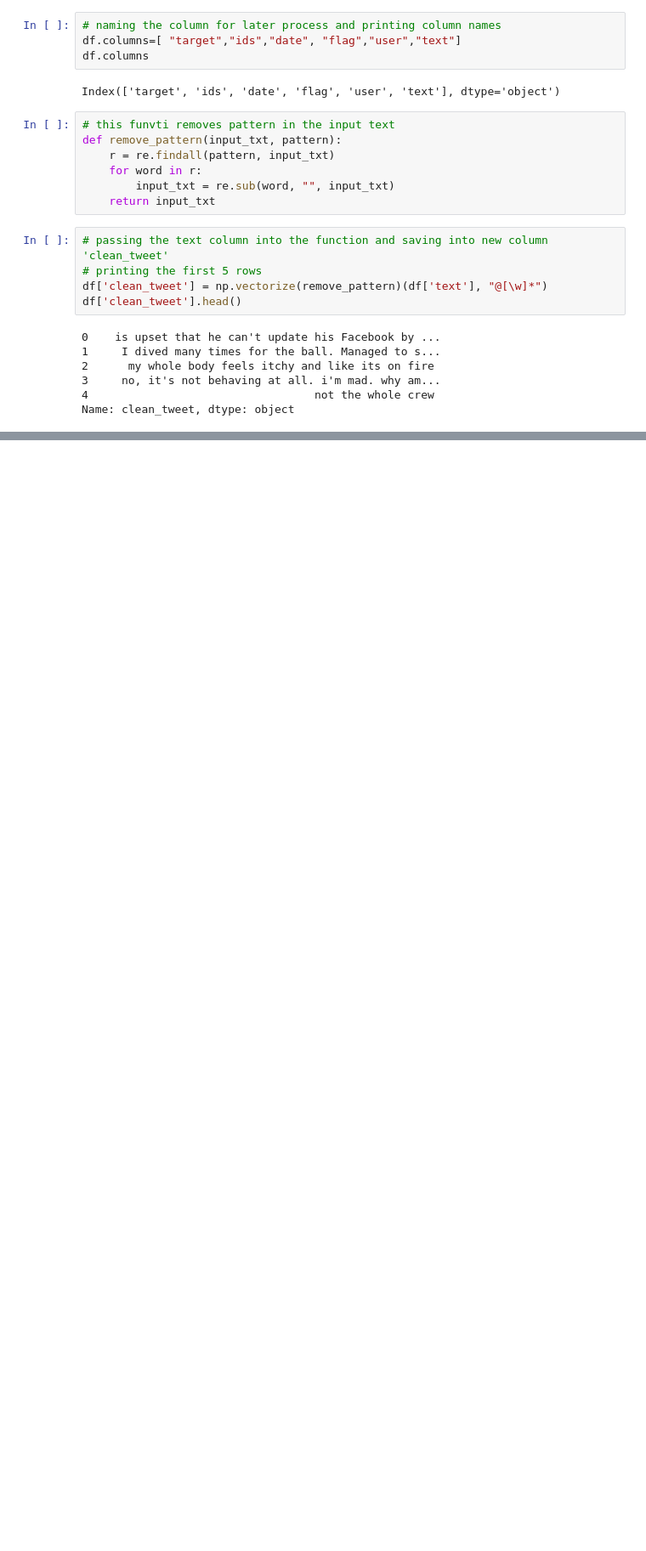
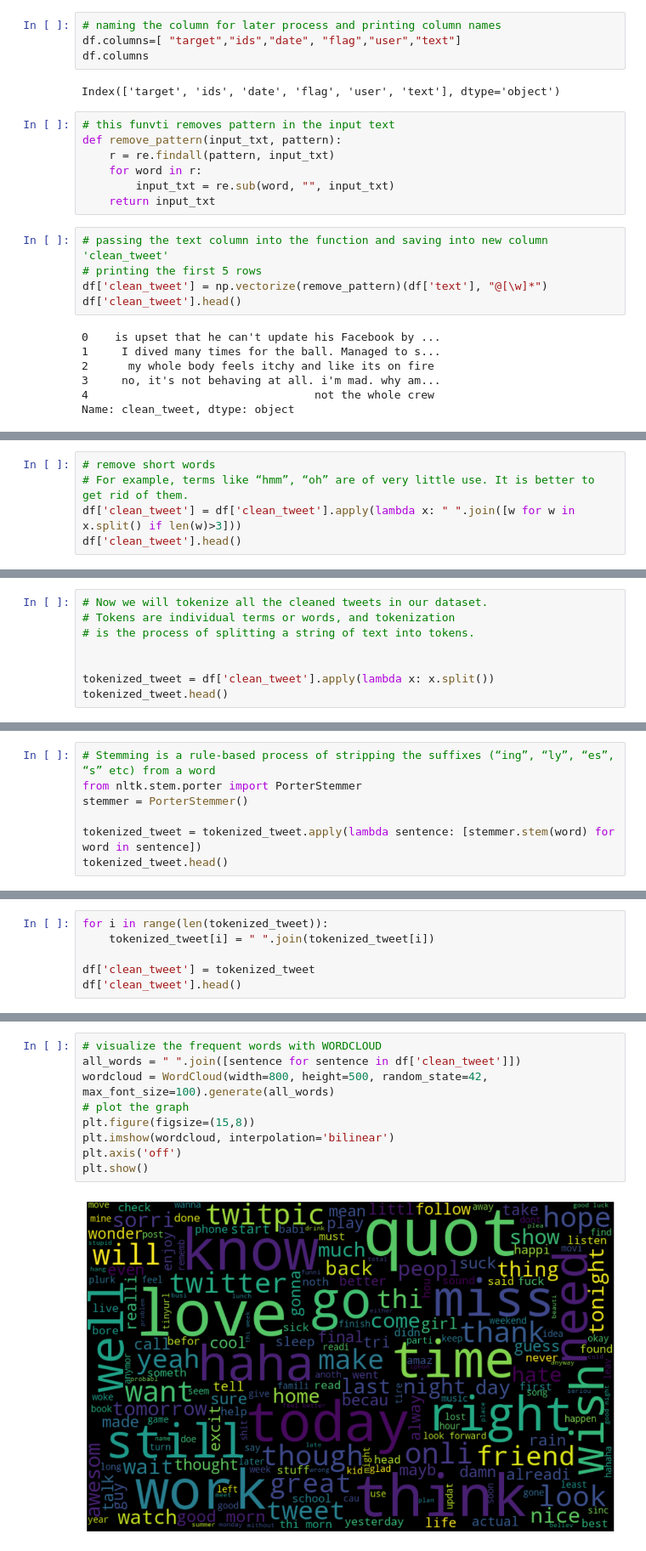
Before and after one commit to Nabil-iium/Dataset_Visualisation, a Jupyter notebook: vis.ipynb, the cells around one changed output, grey strips where cells are left out. Shown at 85% size. Drawn from its saved outputs; the diff is of its cells as text; blank space fills up the shorter version.

Commit message:
Applied Wordcloud

```diff
--- a/vis.ipynb
+++ b/vis.ipynb
@@ -58,3 +58,8 @@ df['clean_tweet'].head()
 3     no  it s not behaving at all  i m mad  why am...
 4                                  not the whole crew
 Name: clean_tweet, dtype: object
+# %%
+# remove short words
+# For example, terms like “hmm”, “oh” are of very little use. It is better to get rid of them.
+df['clean_tweet'] = df['clean_tweet'].apply(lambda x: " ".join([w for w in x.split() if len(w)>3]))
+df['clean_tweet'].head()
@@ -60,0 +73,8 @@ Name: clean_tweet, dtype: object
+# %%
+# Now we will tokenize all the cleaned tweets in our dataset.
+# Tokens are individual terms or words, and tokenization
+# is the process of splitting a string of text into tokens.
+
+
+tokenized_tweet = df['clean_tweet'].apply(lambda x: x.split())
+tokenized_tweet.head()
@@ -60,0 +88,7 @@ Name: clean_tweet, dtype: object
+# %%
+# Stemming is a rule-based process of stripping the suffixes (“ing”, “ly”, “es”, “s” etc) from a word
+from nltk.stem.porter import PorterStemmer
+stemmer = PorterStemmer()
+
+tokenized_tweet = tokenized_tweet.apply(lambda sentence: [stemmer.stem(word) for word in sentence])
+tokenized_tweet.head()
@@ -60,0 +102,6 @@ Name: clean_tweet, dtype: object
+# %%
+for i in range(len(tokenized_tweet)):
+    tokenized_tweet[i] = " ".join(tokenized_tweet[i])
+
+df['clean_tweet'] = tokenized_tweet
+df['clean_tweet'].head()
@@ -60,0 +124,11 @@ Name: clean_tweet, dtype: object
+# %%
+# visualize the frequent words with WORDCLOUD
+all_words = " ".join([sentence for sentence in df['clean_tweet']])
+wordcloud = WordCloud(width=800, height=500, random_state=42, max_font_size=100).generate(all_words)
+# plot the graph
+plt.figure(figsize=(15,8))
+plt.imshow(wordcloud, interpolation='bilinear')
+plt.axis('off')
+plt.show()
+# %% [output]
+[figure, added]
```
Also changed, not shown: parts of 12 cells of this notebook.
